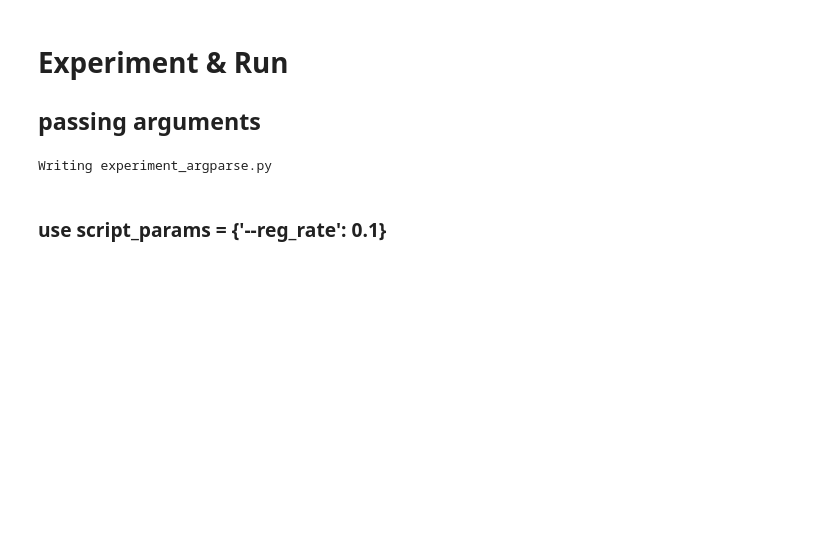
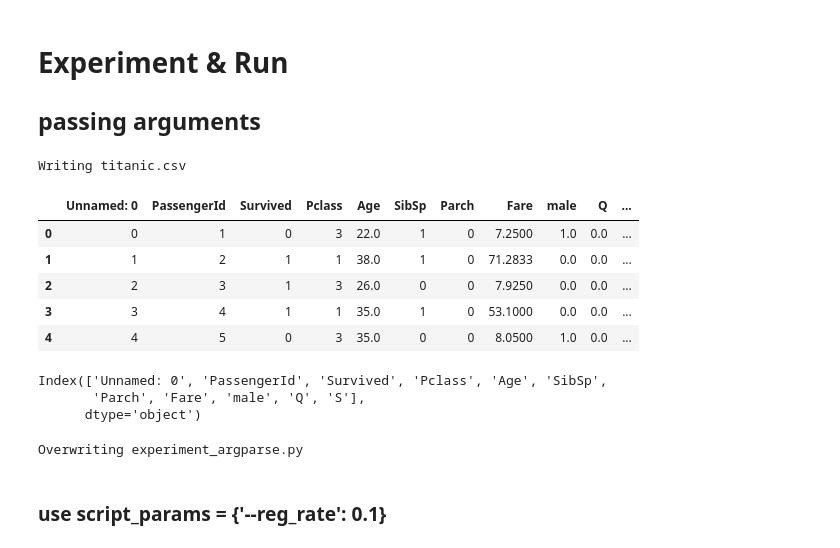
Before and after one commit to albert-kevin/azuremachinelearning, a Jupyter notebook: code/python/machinelearning/testing-stuff.ipynb, the cells around one changed output. Drawn from its saved outputs; the diff is of its cells as text; code cells hidden in the pictures; blank space fills up the shorter version.

Commit message:
add code to load datalake data for local compute

```diff
--- a/code/python/machinelearning/testing-stuff.ipynb
+++ b/code/python/machinelearning/testing-stuff.ipynb
@@ -124,6 +115,33 @@ run = experiment.submit(config=estimator)
 # %% [markdown]
 # Experiment & Run
 ## passing arguments
+# %%
+%%writefile titanic.csv
+,PassengerId,Survived,Pclass,Age,SibSp,Parch,Fare,male,Q,S
+0,1,0,3,22.0,1,0,7.2500,1.0,0.0,1.0
+1,2,1,1,38.0,1,0,71.2833,0.0,0.0,0.0
+2,3,1,3,26.0,0,0,7.9250,0.0,0.0,1.0
+3,4,1,1,35.0,1,0,53.1000,0.0,0.0,1.0
+4,5,0,3,35.0,0,0,8.0500,1.0,0.0,1.0
+# %% [output]
+Writing titanic.csv
+# %%
+import pandas as pd
+titan = pd.read_csv("titanic.csv", )
+titan
+# %% [output]
+|  | Unnamed: 0 | PassengerId | Survived | Pclass | Age | SibSp | Parch | Fare | male | Q | ... |
+| 0 | 0 | 1 | 0 | 3 | 22.0 | 1 | 0 | 7.2500 | 1.0 | 0.0 | ... |
+| 1 | 1 | 2 | 1 | 1 | 38.0 | 1 | 0 | 71.2833 | 0.0 | 0.0 | ... |
+| 2 | 2 | 3 | 1 | 3 | 26.0 | 0 | 0 | 7.9250 | 0.0 | 0.0 | ... |
+| 3 | 3 | 4 | 1 | 1 | 35.0 | 1 | 0 | 53.1000 | 0.0 | 0.0 | ... |
+| 4 | 4 | 5 | 0 | 3 | 35.0 | 0 | 0 | 8.0500 | 1.0 | 0.0 | ... |
+# %%
+titan.columns
+# %% [output]
+Index(['Unnamed: 0', 'PassengerId', 'Survived', 'Pclass', 'Age', 'SibSp',
+       'Parch', 'Fare', 'male', 'Q', 'S'],
+      dtype='object')
 # %%
 %%writefile experiment_argparse.py
 from azureml.core import Run
@@ -146,34 +164,35 @@ reg = args.reg
 
 # Prepare the dataset
 data = pd.read_csv('data.csv')
-#X, y = data[['Feature1','Feature2','Feature3']].values, data['Label'].values
-#X_train, X_test, y_train, y_test = train_test_split(X, y, test_size=0.30)
+titanic = pd.read_csv('titanic.csv')
+X, y = titanic[['PassengerId','Pclass','Age','SibSp','Parch','Fare','male','Q','S']].values, titanic['Survived'].values
+X_train, X_test, y_train, y_test = train_test_split(X, y, test_size=0.30)
 
 # Train a logistic regression model
-#model = LogisticRegression(C=1/reg, solver="liblinear").fit(X_train, y_train)
+model = LogisticRegression(C=1/reg, solver="liblinear").fit(X_train, y_train)
 
 # Count the rows and log the result and save the argument value
 row_count = (len(data))
 run.log('observations', row_count)
-run.log('reg_rate', reg) # <------------
+run.log("the given 'reg_rate' parameter:", reg) # <------------
 
 # calculate accuracy
-#y_hat = model.predict(X_test)
-#acc = np.average(y_hat == y_test)
-#run.log('Accuracy', np.float(acc))
+y_hat = model.predict(X_test)
+acc = np.average(y_hat == y_test)
+run.log('Accuracy', np.float(acc))
 
 # Save a sample of the data
 os.makedirs('outputs', exist_ok=True)
 data.head(2).to_csv("outputs/sample.csv", index=False, header=True)
 
 # Save the trained model
-#os.makedirs('outputs', exist_ok=True)
-#joblib.dump(value=model, filename='outputs/model.pkl')
+os.makedirs('outputs', exist_ok=True)
+joblib.dump(value=model, filename='outputs/titanic_model.pkl')
 
 # Complete the run
 run.complete()
 # %% [output]
-Writing experiment_argparse.py
+Overwriting experiment_argparse.py
 # %% [markdown]
 ### use script_params = {'--reg_rate': 0.1}
 # %%
```
Also changed, not shown: parts of 63 cells of this notebook.
